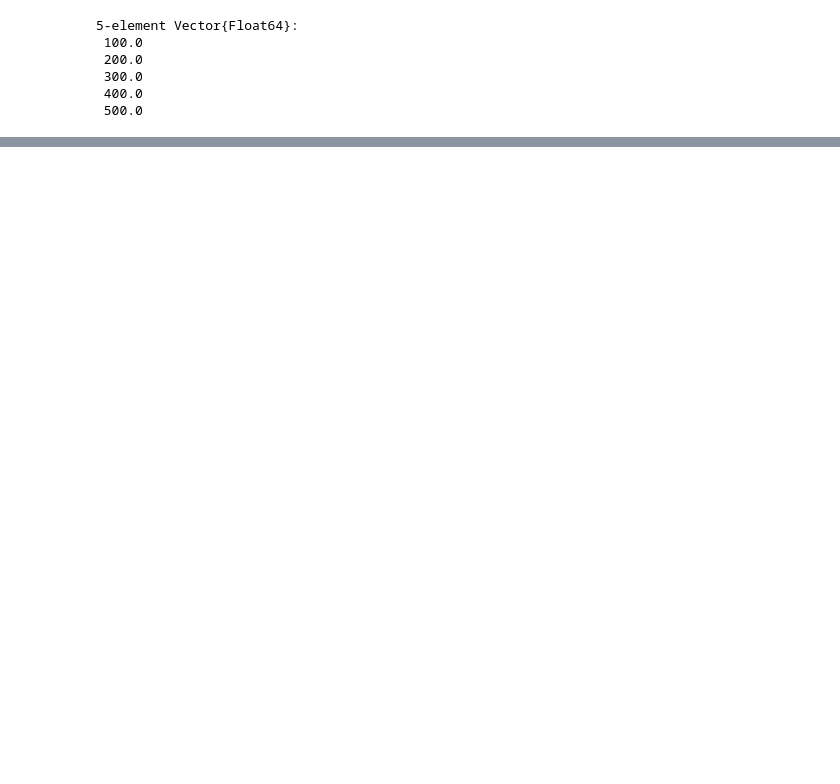
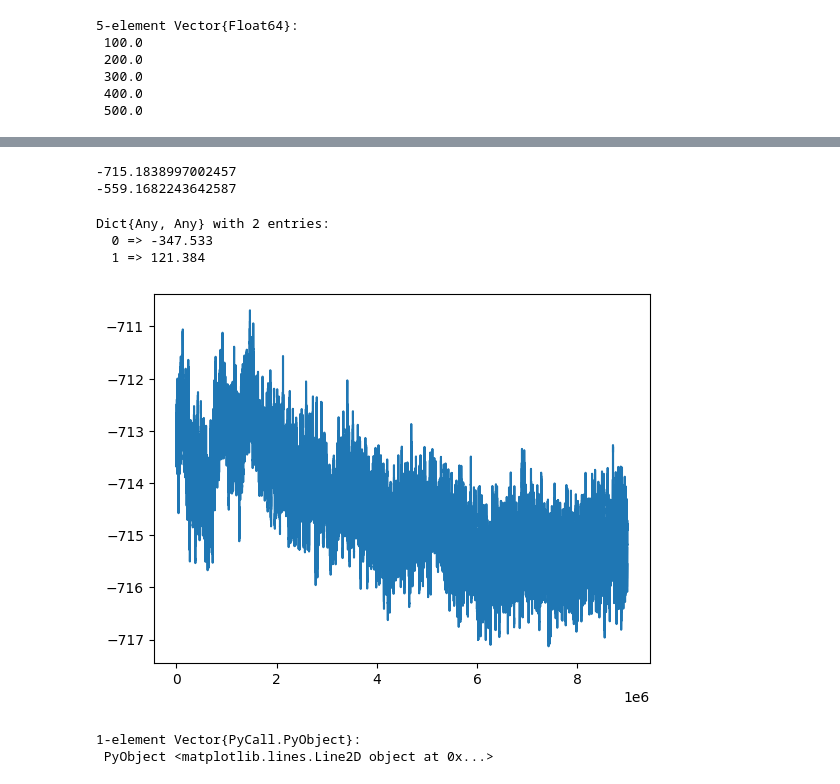
Before and after one commit to fairleyl/PhD-Code, a Jupyter notebook: Problem-Suite-SMARPI_NewVFA.ipynb, the cells around one changed output, grey strips where cells are left out. Cells and saved outputs as stored; diff of their text form; code cells hidden in the pictures; blank space fills up the shorter version.

```diff
--- a/Problem-Suite-SMARPI_NewVFA.ipynb
+++ b/Problem-Suite-SMARPI_NewVFA.ipynb
@@ -5593,0 +5775,23 @@ PyPlot.plot(gs[2][start:finish])
+# %%
+vePI = resultPI[1]
+vnPI = resultPI[2]
+println(v([1,1,1,1,1],N,alpha_d, alpha_r, beta, tau, c0, c1, r, vePI, vnPI))
+println(v([3,3,3,3,3],N,alpha_d, alpha_r, beta, tau, c0, c1, r, vePI, vnPI))
+# %% [output]
+-715.1838997002457
+-559.1682243642587
+# %%
+vnPI
+# %% [output]
+Dict{Any, Any} with 2 entries:
+  0 => -347.533
+  1 => 121.384
+# %%
+vs0Hist = resultPI[5]
+start = floor(Int64, nMax/10)
+#start = 1
+PyPlot.plot(vs0Hist[start:nMax])
+# %% [output]
+[figure, added]
+1-element Vector{PyCall.PyObject}:
+ PyObject <matplotlib.lines.Line2D object at 0x...>
```
Also changed, not shown: parts of 28 cells of this notebook.
